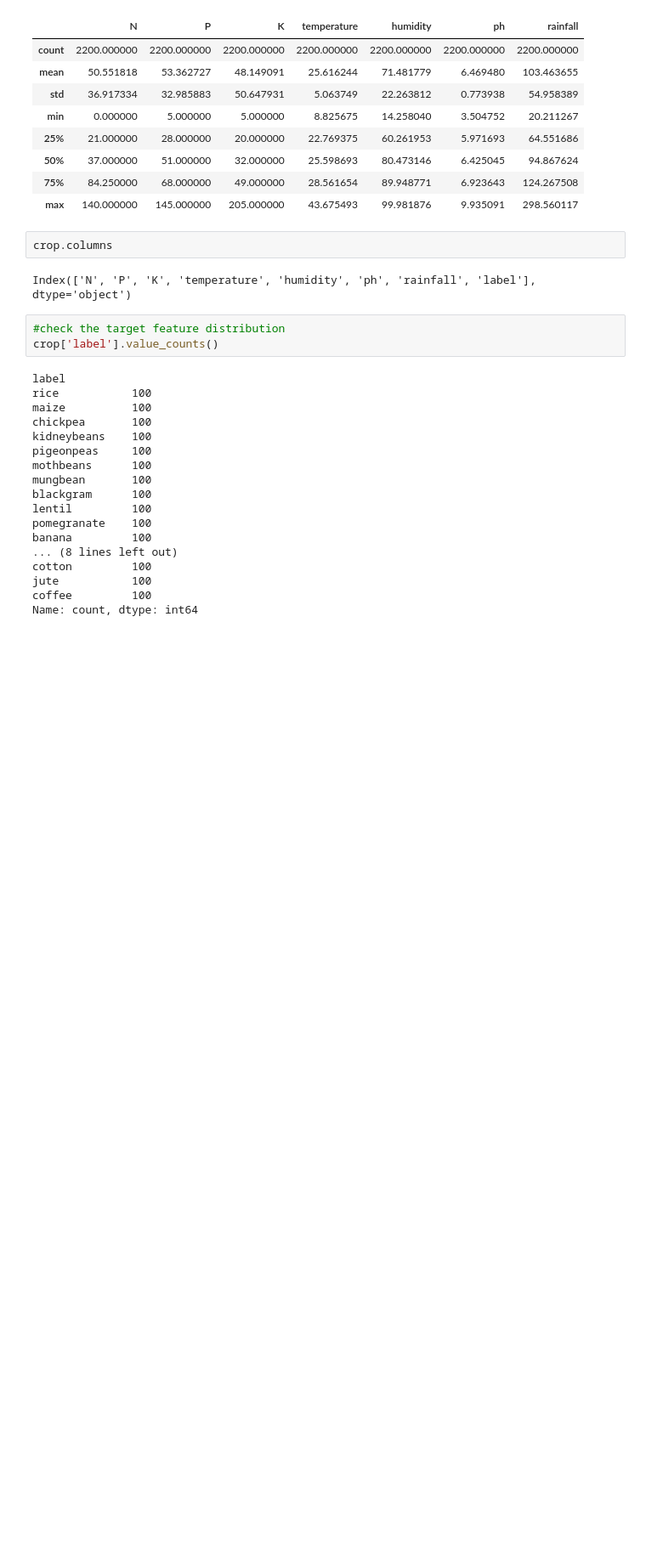
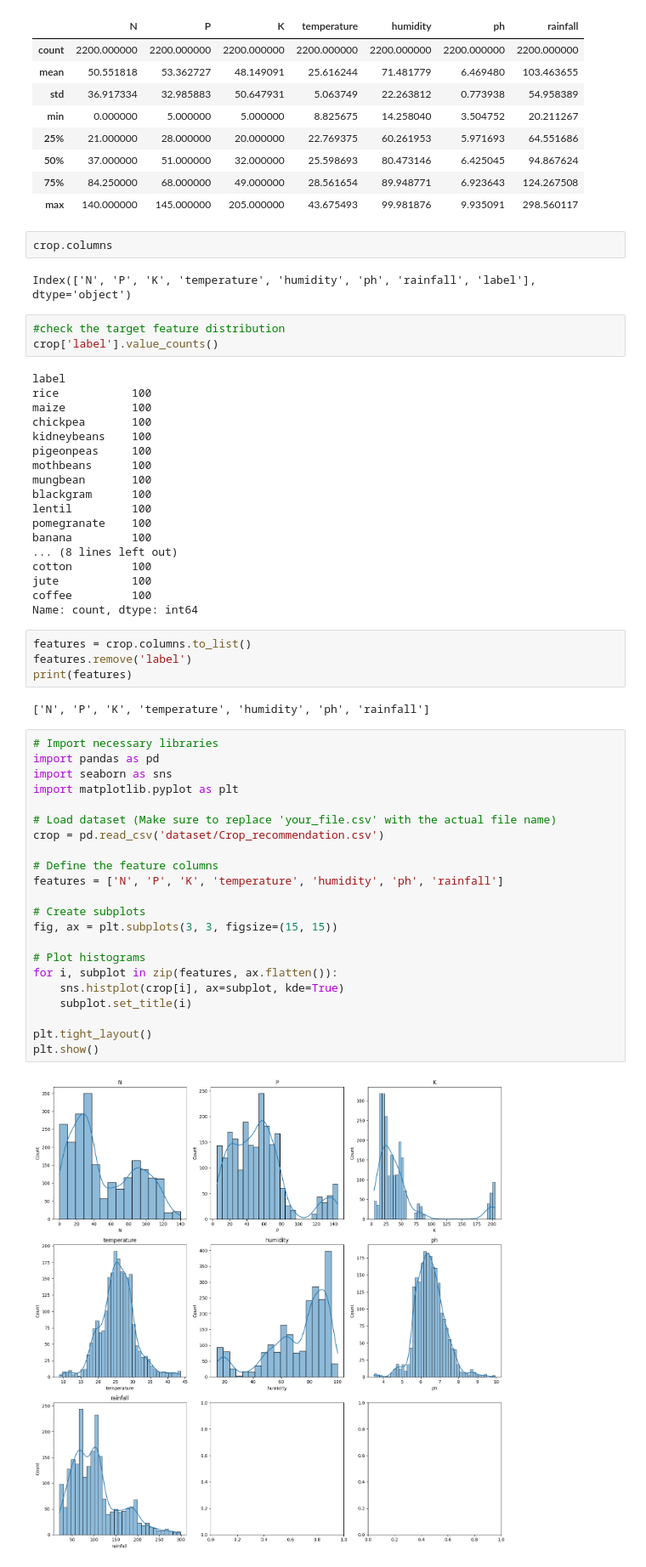
Before and after one commit to a1b60/Week-1, a Jupyter notebook: crop.ipynb, the cells around one changed output. Shown: that part at 85% size. Saved outputs shown, nothing was run; the diff lists cells and outputs as text; blank space fills up the shorter version.

```diff
--- a/crop.ipynb
+++ b/crop.ipynb
@@ -102,3 +102,33 @@ cotton         100
 jute           100
 coffee         100
 Name: count, dtype: int64
+# %%
+features = crop.columns.to_list()
+features.remove('label')
+print(features)
+# %% [output]
+['N', 'P', 'K', 'temperature', 'humidity', 'ph', 'rainfall']
+# %%
+# Import necessary libraries
+import pandas as pd
+import seaborn as sns
+import matplotlib.pyplot as plt
+
+# Load dataset (Make sure to replace 'your_file.csv' with the actual file name)
+crop = pd.read_csv('dataset/Crop_recommendation.csv')
+
+# Define the feature columns
+features = ['N', 'P', 'K', 'temperature', 'humidity', 'ph', 'rainfall']
+
+# Create subplots
+fig, ax = plt.subplots(3, 3, figsize=(15, 15))
+
+# Plot histograms
+for i, subplot in zip(features, ax.flatten()):
+    sns.histplot(crop[i], ax=subplot, kde=True)
+    subplot.set_title(i)
+
+plt.tight_layout()
+plt.show()
+# %% [output]
+[figure, added]
```
Also changed, not shown: parts of 11 cells of this notebook.
